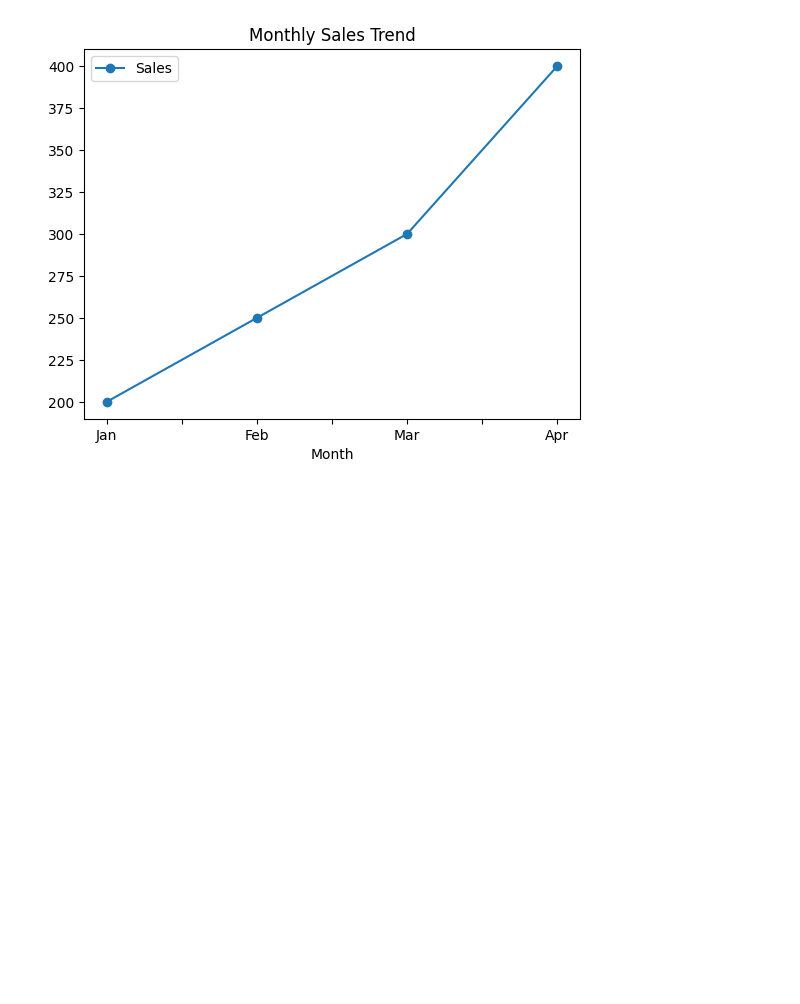
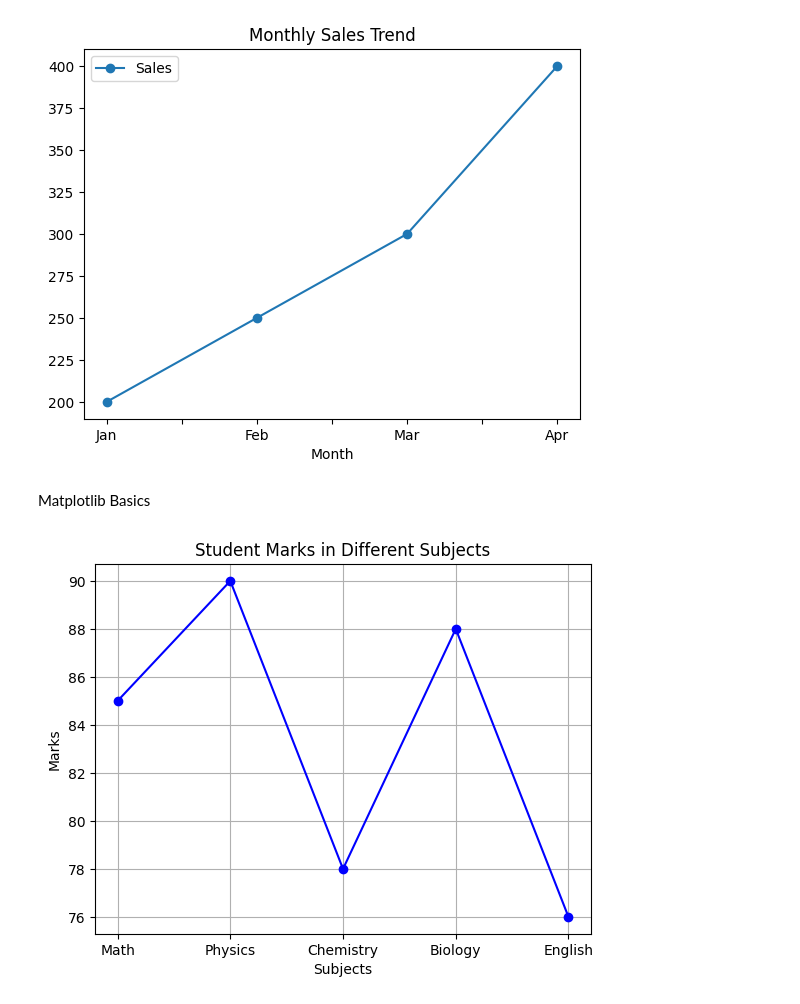
Before and after one commit to NandhithaMilkuri/Batch20_1352_PDS, a Jupyter notebook: Lab9_DataVisualization.ipynb, the cells around one changed output. Drawn from its saved outputs; the diff is of its cells as text; code cells hidden in the pictures; blank space fills up the shorter version.

```diff
--- a/Lab9_DataVisualization.ipynb
+++ b/Lab9_DataVisualization.ipynb
@@ -76,3 +76,22 @@ plt.title("Monthly Sales Trend")
 plt.show()
 # %% [output]
 [figure]
+# %% [markdown]
+Matplotlib Basics
+# %%
+import matplotlib.pyplot as plt
+# Data
+subjects = ["Math", "Physics", "Chemistry", "Biology",
+"English"]
+marks = [85, 90, 78, 88, 76]
+# Plot
+plt.plot(subjects, marks, marker='o', color='blue')
+# Customization
+plt.title("Student Marks in Different Subjects")
+plt.xlabel("Subjects")
+plt.ylabel("Marks")
+plt.grid(True)
+# Show plot
+plt.show()
+# %% [output]
+[figure, added]
```
Also changed, not shown: parts of 9 cells of this notebook.
